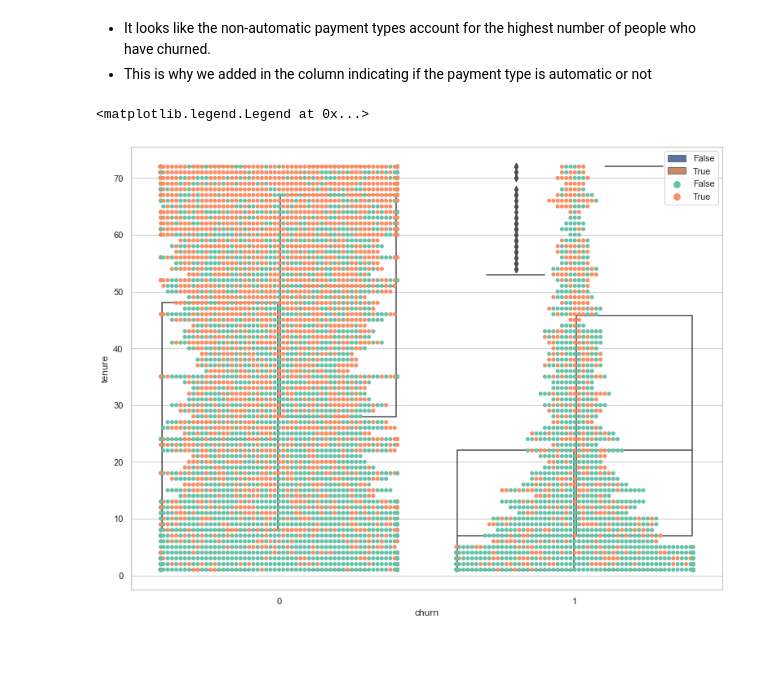
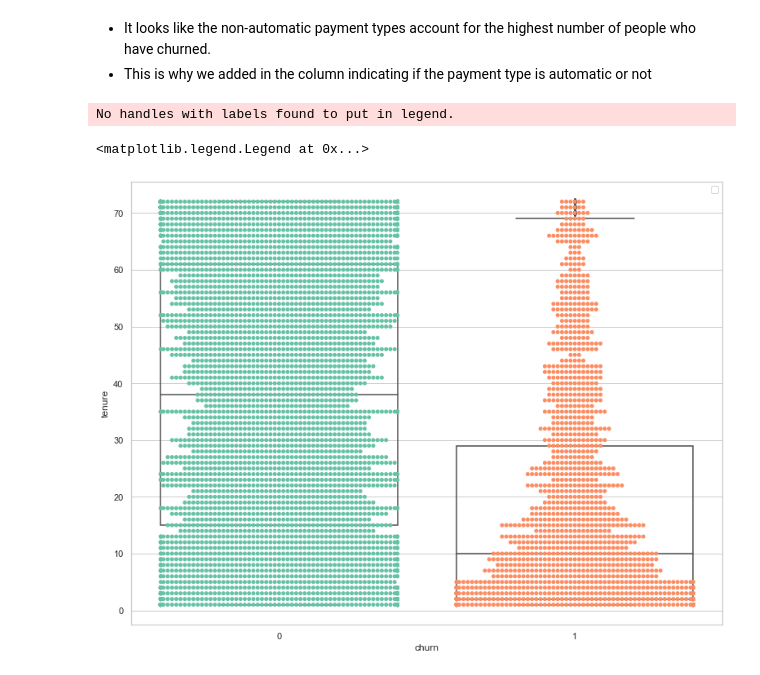
Before and after one commit to Corn-Shipps/predicting_telco_churn, a Jupyter notebook: predicting_telco_churn_final_report.ipynb, the cells around one changed output. Saved outputs shown, nothing was run; the diff lists cells and outputs as text; code cells hidden in the pictures.

```diff
--- a/predicting_telco_churn_final_report.ipynb
+++ b/predicting_telco_churn_final_report.ipynb
@@ -206,12 +186,13 @@ Name: payment_type_id, dtype: int64
 plt.rc('figure', figsize=(13, 10))
 plt.rc('font', size=13)
 # %%
-# At what point in thier tenure do customers tend to churn the most and what payment type do they typically use?
-sns.swarmplot(x="churn", y="tenure", data=train, hue = "automatic_payment", palette="Set2")
-ax = sns.boxplot(x="churn", y="tenure", data=train, hue = "automatic_payment",
+# At what point in thier tenure do customers tend to churn the most?
+sns.swarmplot(x="churn", y="tenure", data=train,  palette="Set2")
+ax = sns.boxplot(x="churn", y="tenure", data=train,
         showcaps=True,boxprops={'facecolor':'None'},
         showfliers=True,whiskerprops={'linewidth':0})
 plt.legend(loc=1)
 # %% [output]
-<matplotlib.legend.Legend at 0x...>
+No handles with labels found to put in legend.
+<matplotlib.legend.Legend at 0x...>
-[figure, old version]
+[figure, new version]
```
Also changed, not shown: parts of 2 cells of this notebook, 1 other file.
